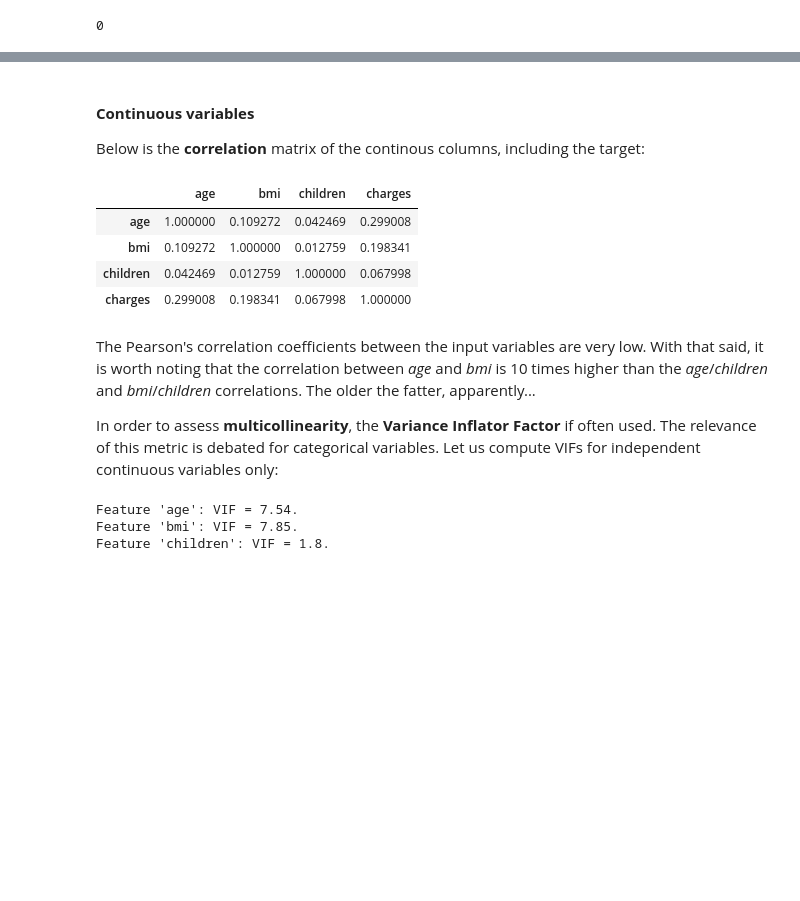
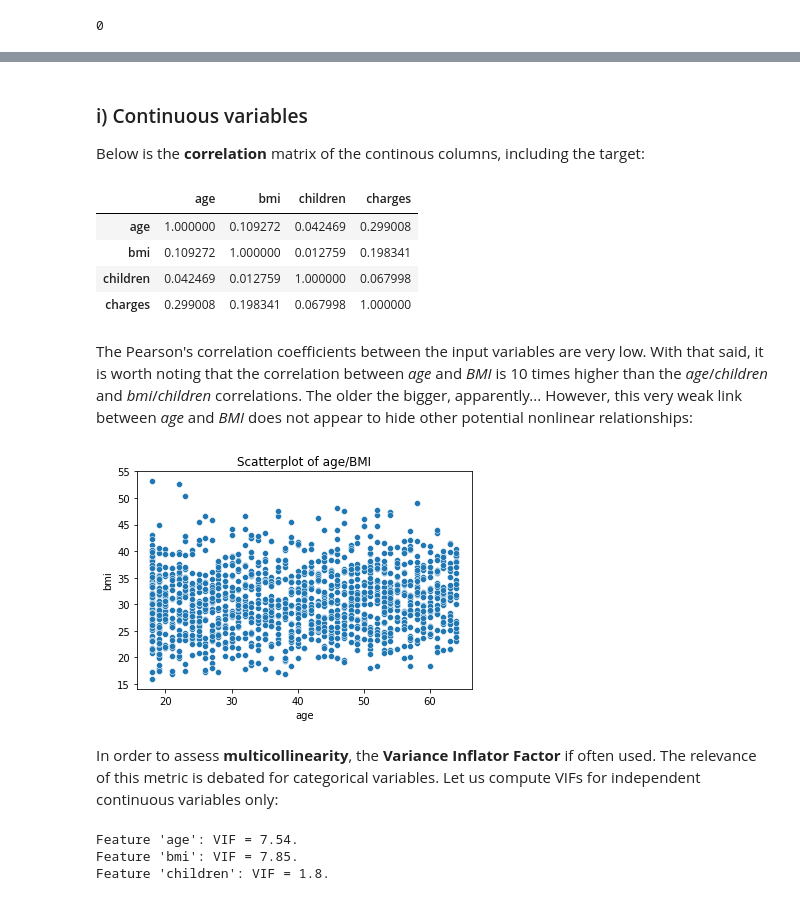
Before and after one commit to datatrigger/interpretable_machine_learning, a Jupyter notebook: interpretable_machine_learning.ipynb, the cells around one changed output, grey strips where cells are left out. Cells and saved outputs as stored; diff of their text form; code cells hidden in the pictures; blank space fills up the shorter version.

```diff
--- a/interpretable_machine_learning.ipynb
+++ b/interpretable_machine_learning.ipynb
@@ -72,7 +74,7 @@ As a matter of fact, the Tree SHAP algorithm can solve this problem by modeling
 
 The other reason why we are studying relationships between input variables is the absence of multicollinearity assumed by linear regression, which we will perform later on. Other assumptions, namely homoscedasticity and normality, are adressed once the model is built. Anyway, the residuals are very likely to be heteroscedastic: risky profiles (old, smoker, high BMI, etc...) are probably subject to a high variance of charges, while "safe" profiles might stay in the low-charges zone.
 # %% [markdown]
-#### **Continuous variables**
+### i) Continuous variables
 
 Below is the **correlation** matrix of the continous columns, including the target:
 # %%
@@ -84,7 +87,11 @@ df[['age', 'bmi', 'children', 'charges']].corr()
 | children | 0.042469 | 0.012759 | 1.000000 | 0.067998 |
 | charges | 0.299008 | 0.198341 | 0.067998 | 1.000000 |
 # %% [markdown]
-The Pearson's correlation coefficients between the input variables are very low. With that said, it is worth noting that the correlation between *age* and *bmi* is 10 times higher than the *age*/*children* and *bmi*/*children* correlations. The older the fatter, apparently...
-
-In order to assess **multicollinearity**, the **Variance Inflator Factor** if often used. The relevance of this metric is debated for categorical variables. Let us compute VIFs for independent continuous variables only:
+The Pearson's correlation coefficients between the input variables are very low. With that said, it is worth noting that the correlation between *age* and *BMI* is 10 times higher than the *age*/*children* and *bmi*/*children* correlations. The older the bigger, apparently... However, this very weak link between *age* and *BMI* does not appear to hide other potential nonlinear relationships:
+# %%
+sns.scatterplot(x='age', y='bmi', data=df).set_title("Scatterplot of age/BMI");
+# %% [output]
+[figure, added]
+# %% [markdown]
+In order to assess **multicollinearity**, the **Variance Inflator Factor** if often used. The relevance of this metric is debated for categorical variables. Let us compute VIFs for independent continuous variables only:
 # %%
```
Also changed, not shown: parts of 60 cells of this notebook.
